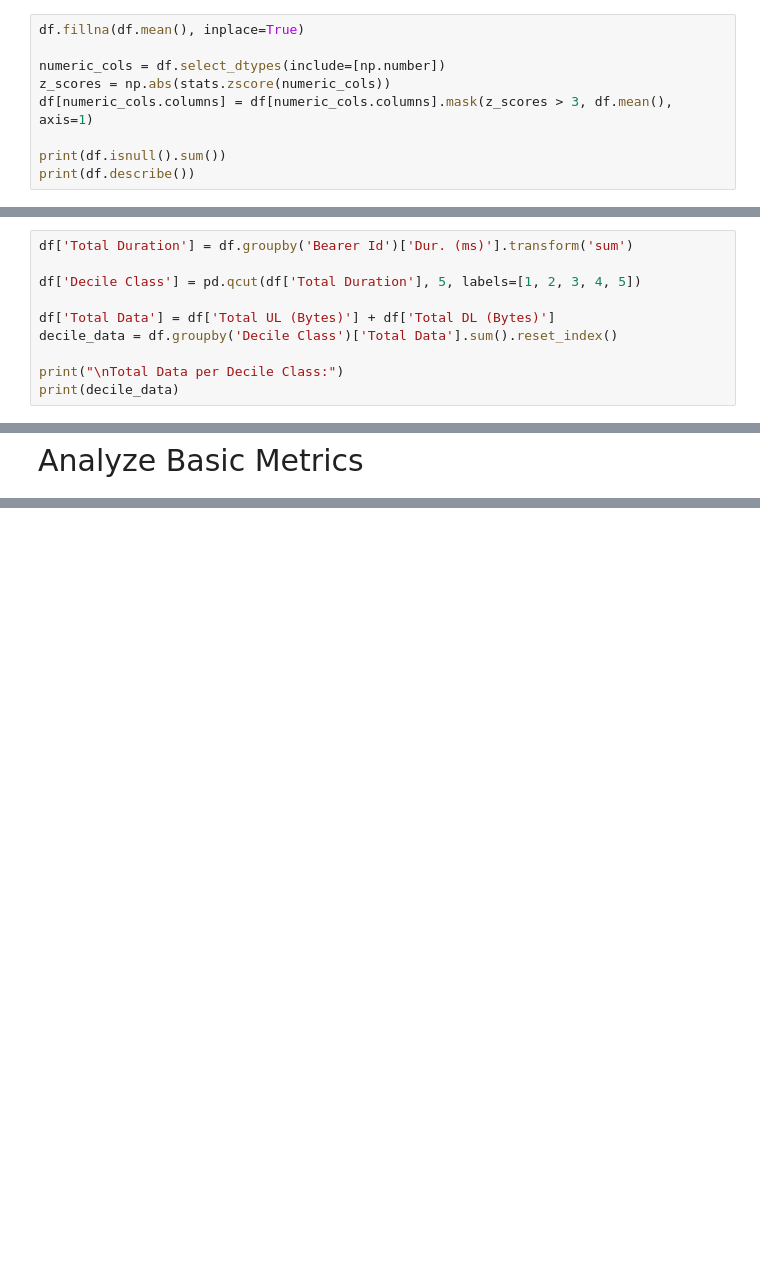
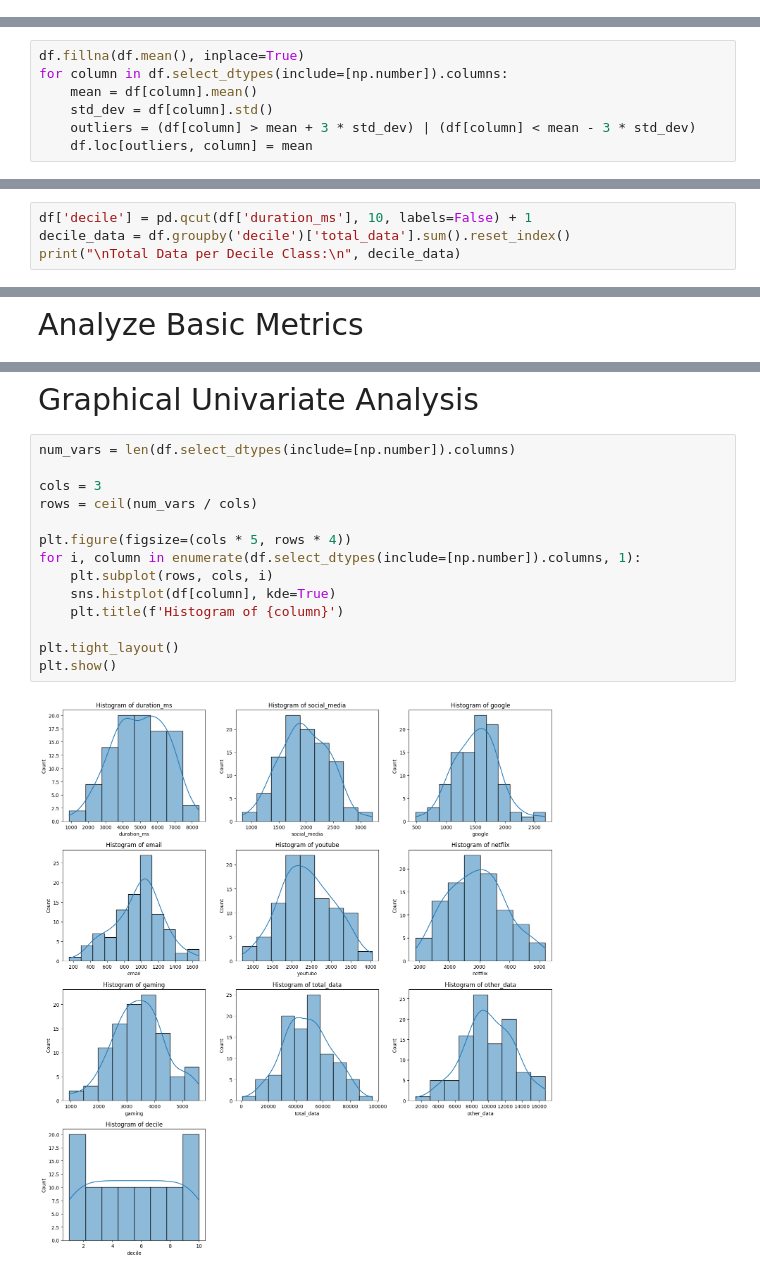
Before and after one commit to Wbam/Week-2, a Jupyter notebook: notebooks/UserOverviewanalysis.ipynb, the cells around one changed output, grey strips where cells are left out. Saved outputs shown, nothing was run; the diff lists cells and outputs as text; blank space fills up the shorter version.

Commit message:
Univariate Analysis

```diff
--- a/notebooks/UserOverviewanalysis.ipynb
+++ b/notebooks/UserOverviewanalysis.ipynb
@@ -163,11 +170,2 @@ max        7.833131e+07      9.029696e+08
 # %% [markdown]
 <span style="font-size: 30px;">Handle Missing Values and Outliers</span>
-# %%
-df.fillna(df.mean(), inplace=True)
-
-numeric_cols = df.select_dtypes(include=[np.number])
-z_scores = np.abs(stats.zscore(numeric_cols))
-df[numeric_cols.columns] = df[numeric_cols.columns].mask(z_scores > 3, df.mean(), axis=1)
-
-print(df.isnull().sum())
-print(df.describe())
@@ -192,14 +172,15 @@ max        1.655882e+07      7.483343e+07      9.029696e+08
+# %%
+df.fillna(df.mean(), inplace=True)
+for column in df.select_dtypes(include=[np.number]).columns:
+    mean = df[column].mean()
+    std_dev = df[column].std()
+    outliers = (df[column] > mean + 3 * std_dev) | (df[column] < mean - 3 * std_dev)
+    df.loc[outliers, column] = mean
 # %% [markdown]
 <span style="font-size: 30px;">Variable Transformations – Segment Users</span>
 # %%
-df['Total Duration'] = df.groupby('Bearer Id')['Dur. (ms)'].transform('sum')
-
-df['Decile Class'] = pd.qcut(df['Total Duration'], 5, labels=[1, 2, 3, 4, 5])
-
-df['Total Data'] = df['Total UL (Bytes)'] + df['Total DL (Bytes)']
-decile_data = df.groupby('Decile Class')['Total Data'].sum().reset_index()
-
-print("\nTotal Data per Decile Class:")
-print(decile_data)
+df['decile'] = pd.qcut(df['duration_ms'], 10, labels=False) + 1
+decile_data = df.groupby('decile')['total_data'].sum().reset_index()
+print("\nTotal Data per Decile Class:\n", decile_data)
 # %% [output]
 Total Data per Decile Class:
@@ -239,0 +250,18 @@ dtype: float64
+# %% [markdown]
+<span style="font-size: 30px;">Graphical Univariate Analysis</span>
+# %%
+num_vars = len(df.select_dtypes(include=[np.number]).columns)
+
+cols = 3
+rows = ceil(num_vars / cols)
+
+plt.figure(figsize=(cols * 5, rows * 4))
+for i, column in enumerate(df.select_dtypes(include=[np.number]).columns, 1):
+    plt.subplot(rows, cols, i)
+    sns.histplot(df[column], kde=True)
+    plt.title(f'Histogram of {column}')
+
+plt.tight_layout()
+plt.show()
+# %% [output]
+[figure, added]
```
Also changed, not shown: parts of 9 cells of this notebook.
